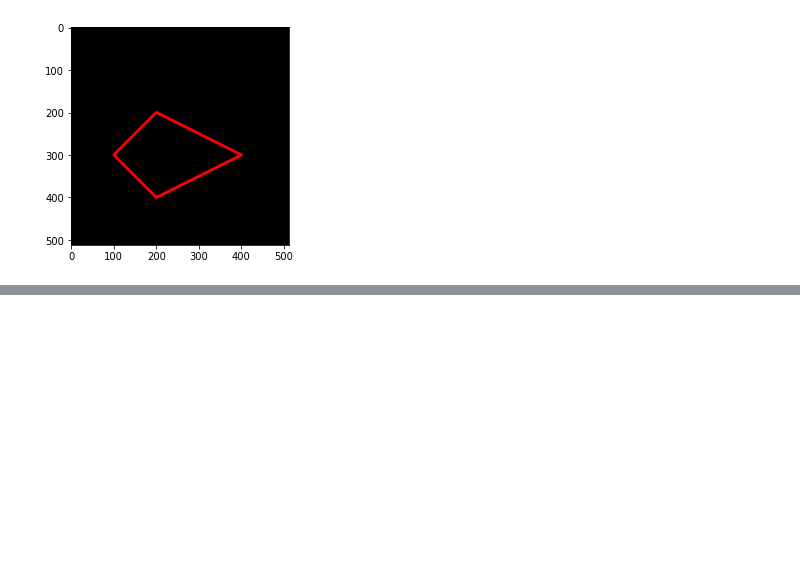
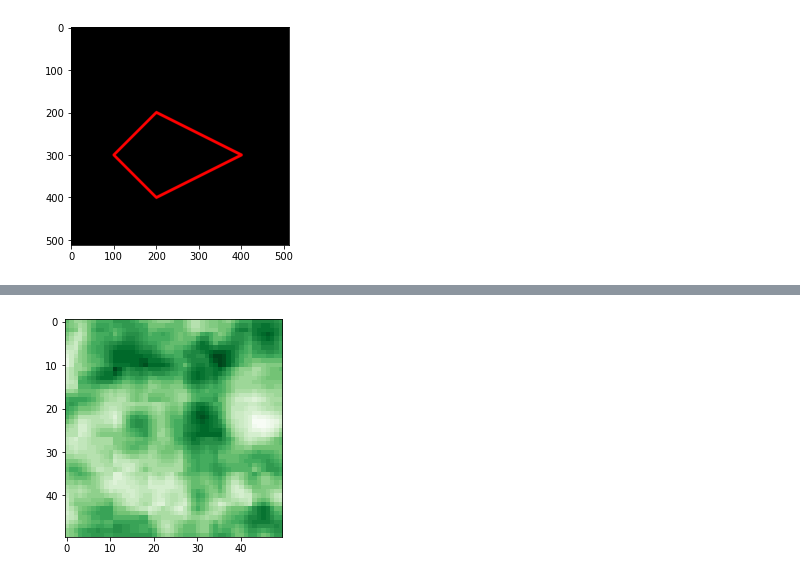
Before and after one commit to nabilahaffryda/PVCK_Genap_2021, a Jupyter notebook: Week2.ipynb, the cells around one changed output, grey strips where cells are left out. Drawn from its saved outputs; the diff is of its cells as text; code cells hidden in the pictures; blank space fills up the shorter version.

```diff
--- a/Week2.ipynb
+++ b/Week2.ipynb
@@ -128,0 +164,15 @@ plt.imshow(black_img2)
+# %%
+#task no 4
+img8 = img
+img8 = cv.imread('/content/drive/MyDrive/PVCK/Images/kitten.jpg', cv.IMREAD_GRAYSCALE)
+
+y = 5
+x = 5
+a = 50
+b = 50
+
+crop = img8[y:y+a, x:x+b]
+plt.imshow(crop, cmap='Greens')
+plt.show()
+# %% [output]
+[figure, added]
```
Also changed, not shown: parts of 9 cells of this notebook.
